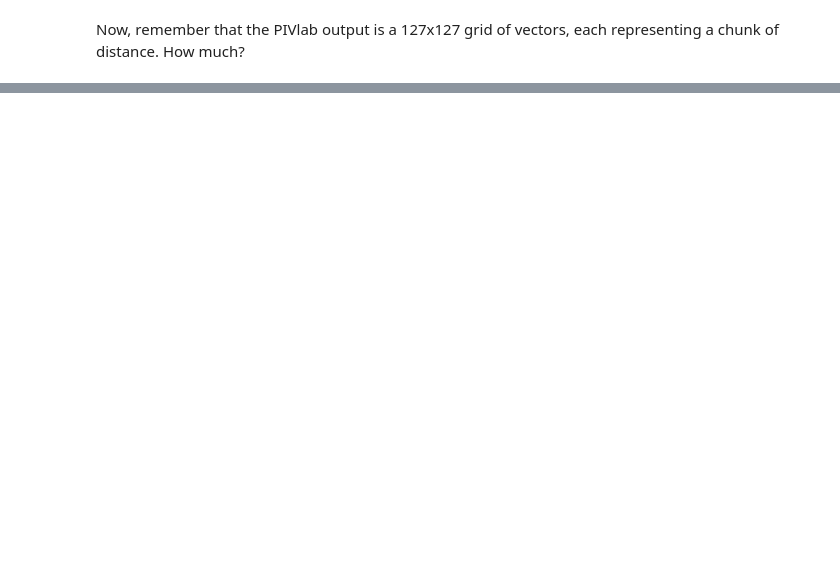
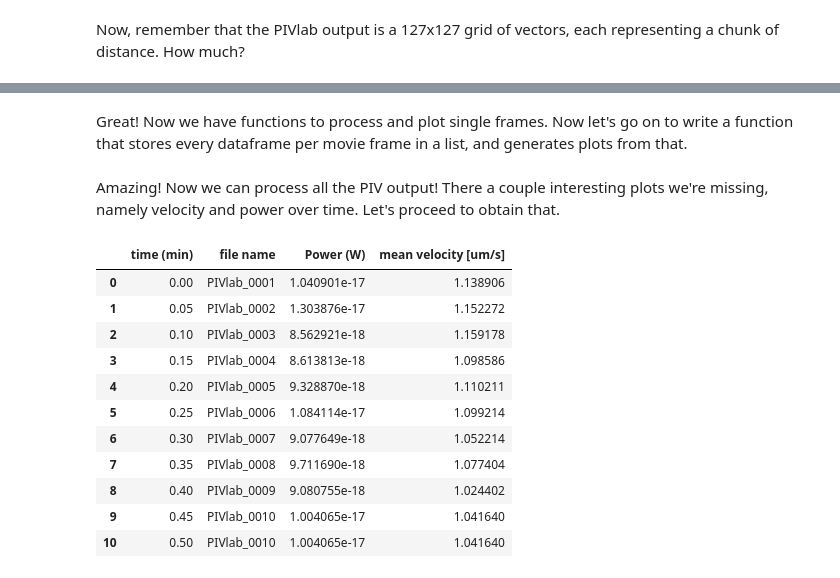
Before and after one commit to dalarios/activedrops, a Jupyter notebook: code/exploratory/ActiveDROPS-PIV-Analysis.ipynb, the cells around one changed output, grey strips where cells are left out. Drawn from its saved outputs; the diff is of its cells as text; code cells hidden in the pictures; blank space fills up the shorter version.

```diff
--- a/code/exploratory/ActiveDROPS-PIV-Analysis.ipynb
+++ b/code/exploratory/ActiveDROPS-PIV-Analysis.ipynb
@@ -290,7 +275,7 @@ $$
 Notice that the maximum number of time lags $r$ are 127 because we have that number of points per axis.
 # %%
 # Define the number of r values
-r_values = 60
+r_values = v.shape[0]//2
 
 # Initialize an array to store the autocorrelation results
 results = np.zeros(r_values)
@@ -373,0 +459,2 @@ Half a millimiter! Now let's calculate the power (joules per second)
+# %% [markdown]
+Great! Now we have functions to process and plot single frames. Now let's go on to write a function that stores every dataframe per movie frame in a list, and generates plots from that.
@@ -373,0 +617,30 @@ Half a millimiter! Now let's calculate the power (joules per second)
+# %% [markdown]
+Amazing! Now we can process all the PIV output! There a couple interesting plots we're missing, namely velocity and power over time. Let's proceed to obtain that.
+# %%
+df = pd.DataFrame(columns=['file name', 'Power (W)', 'mean velocity [um/s]'])
+
+for df in dataframes:
+    file_name = df.loc[0, 'file name']
+    power = df.loc[0, 'Power (W)']
+    velocity = df.loc[0, 'mean velocity [um/s]']
+    # Make sure the column names match those in new_df
+    new_row = pd.DataFrame({'file name': [file_name], 'Power (W)': [power], 'mean velocity [um/s]': [velocity]})
+    df = pd.concat([new_df, new_row], ignore_index=True)
+
+df = df.reset_index(drop=False)
+df = df.rename(columns={'index': 'time (min)'})
+df['time (min)'] = df['time (min)'] * 0.05
+df
+# %% [output]
+|  | time (min) | file name | Power (W) | mean velocity [um/s] |
+| 0 | 0.00 | PIVlab_0001 | 1.040901e-17 | 1.138906 |
+| 1 | 0.05 | PIVlab_0002 | 1.303876e-17 | 1.152272 |
+| 2 | 0.10 | PIVlab_0003 | 8.562921e-18 | 1.159178 |
+| 3 | 0.15 | PIVlab_0004 | 8.613813e-18 | 1.098586 |
+| 4 | 0.20 | PIVlab_0005 | 9.328870e-18 | 1.110211 |
+| 5 | 0.25 | PIVlab_0006 | 1.084114e-17 | 1.099214 |
+| 6 | 0.30 | PIVlab_0007 | 9.077649e-18 | 1.052214 |
+| 7 | 0.35 | PIVlab_0008 | 9.711690e-18 | 1.077404 |
+| 8 | 0.40 | PIVlab_0009 | 9.080755e-18 | 1.024402 |
+| 9 | 0.45 | PIVlab_0010 | 1.004065e-17 | 1.041640 |
+| 10 | 0.50 | PIVlab_0010 | 1.004065e-17 | 1.041640 |
```
Also changed, not shown: parts of 21 cells of this notebook, 1 other file.
